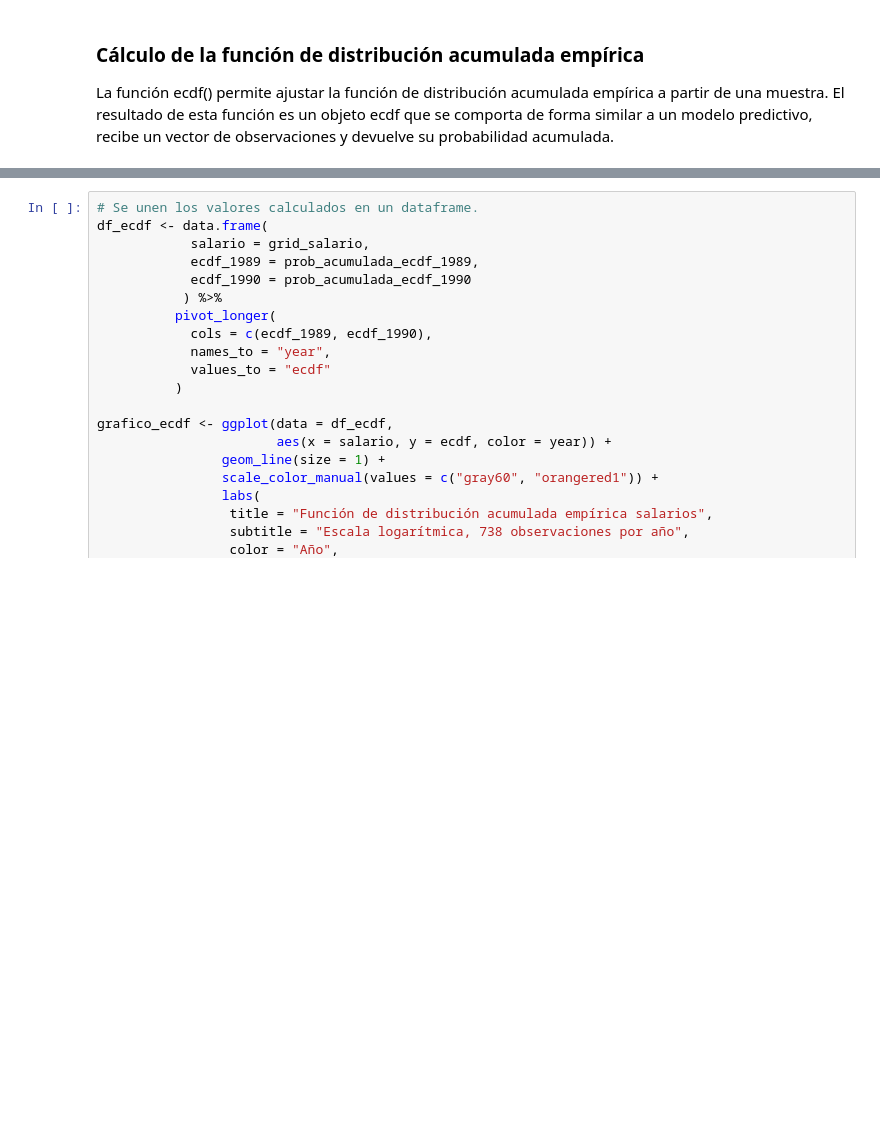
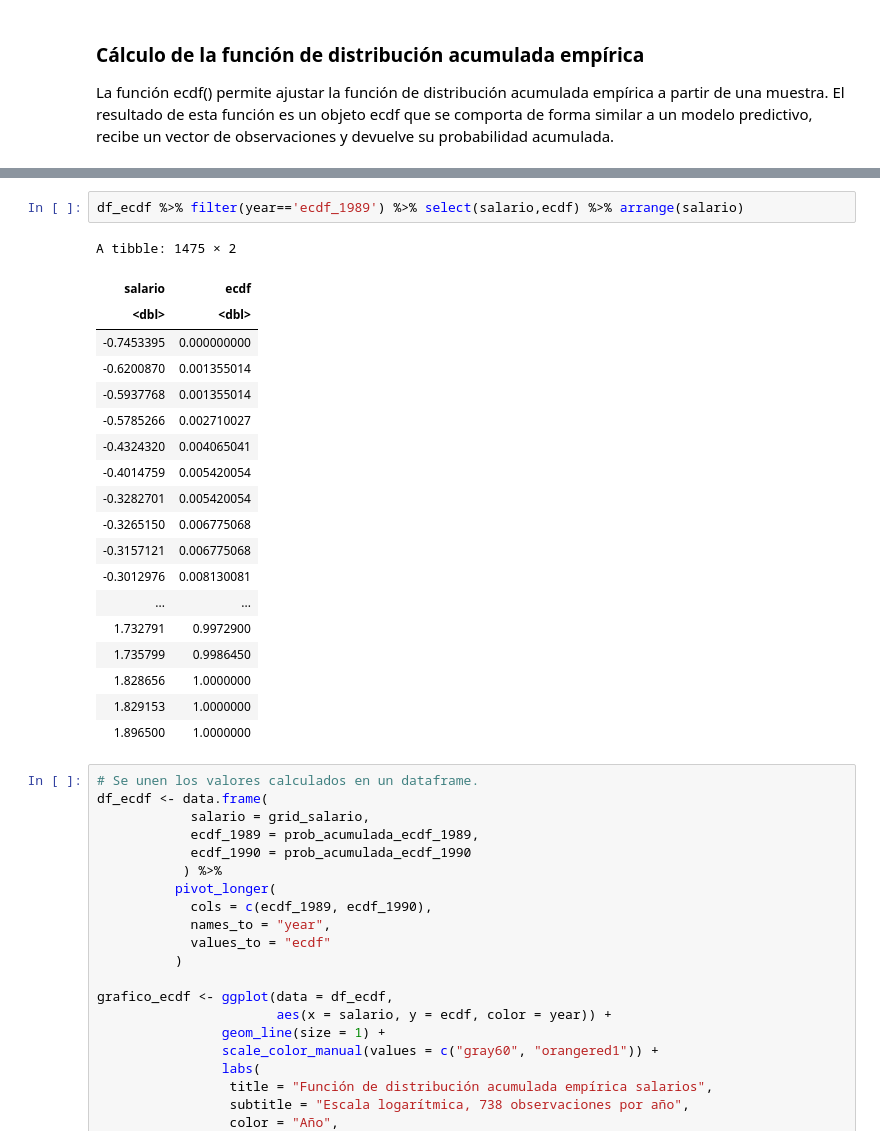
Before and after one commit to jazaineam1/nopara, a Jupyter notebook: Cuadernos/Kolmogorov_Smirnov.ipynb, the cells around one changed output, grey strips where cells are left out. Drawn from its saved outputs; the diff is of its cells as text; blank space fills up the shorter version.

```diff
--- a/Cuadernos/Kolmogorov_Smirnov.ipynb
+++ b/Cuadernos/Kolmogorov_Smirnov.ipynb
@@ -81,3 +199,25 @@ prob_acumulada_ecdf_1990 <- ecdf_1990(v = grid_salario)
+# %%
+df_ecdf %>% filter(year=='ecdf_1989') %>% select(salario,ecdf) %>% arrange(salario)
+# %% [output]
+A tibble: 1475 × 2
+| salario | ecdf |
+| <dbl> | <dbl> |
+| -0.7453395 | 0.000000000 |
+| -0.6200870 | 0.001355014 |
+| -0.5937768 | 0.001355014 |
+| -0.5785266 | 0.002710027 |
+| -0.4324320 | 0.004065041 |
+| -0.4014759 | 0.005420054 |
+| -0.3282701 | 0.005420054 |
+| -0.3265150 | 0.006775068 |
+| -0.3157121 | 0.006775068 |
+| -0.3012976 | 0.008130081 |
+| ... | ... |
+| 1.732791 | 0.9972900 |
+| 1.735799 | 0.9986450 |
+| 1.828656 | 1.0000000 |
+| 1.829153 | 1.0000000 |
+| 1.896500 | 1.0000000 |
 # %%
 # Se unen los valores calculados en un dataframe.
 df_ecdf <- data.frame(
```
Also changed, not shown: parts of 12 cells of this notebook.
